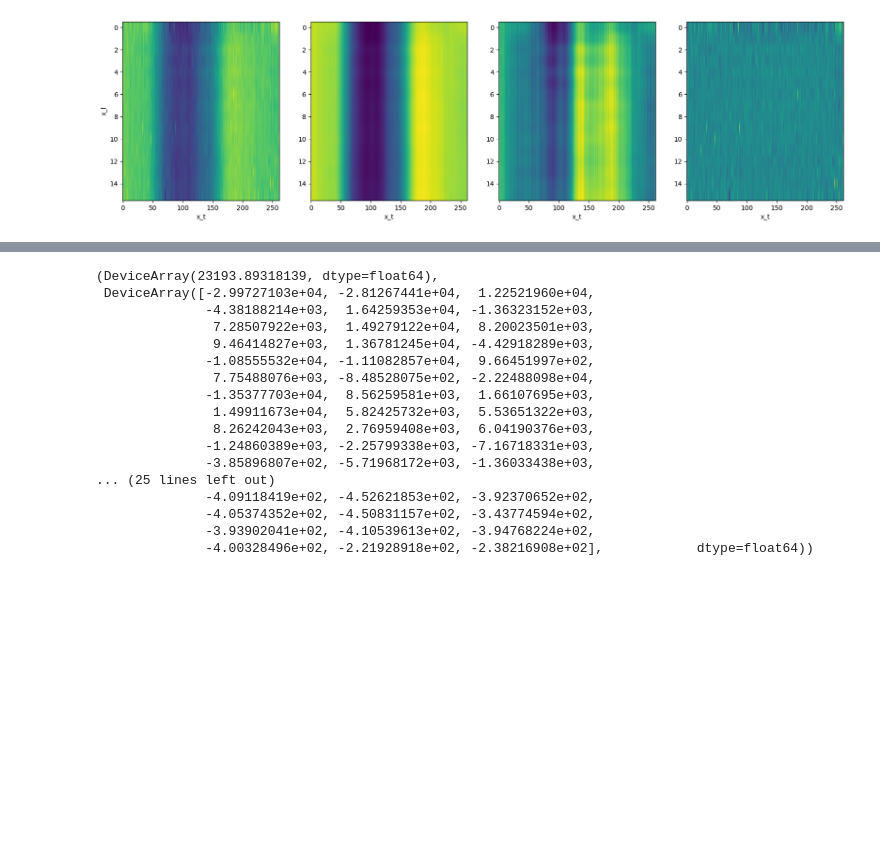
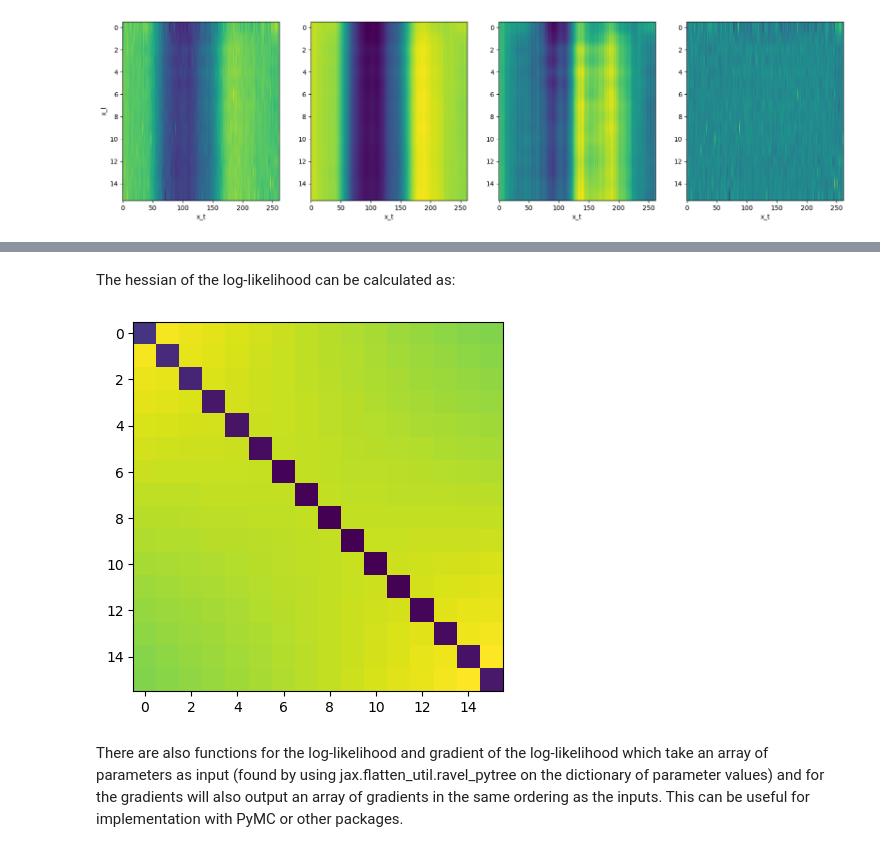
Before and after one commit to markfortune/luas, a Jupyter notebook: luas_tutorial.ipynb, the cells around one changed output, grey strips where cells are left out. Saved outputs shown, nothing was run; the diff lists cells and outputs as text; code cells hidden in the pictures; blank space fills up the shorter version.

```diff
--- a/luas_tutorial.ipynb
+++ b/luas_tutorial.ipynb
@@ -223,20 +245,10 @@ gp.hessian_logL(gp.p);
-# %%
-gp.logL_arr(gp.p_arr), gp.grad_logL_arr(gp.p_arr)
-# %% [output]
-(DeviceArray(23193.89318139, dtype=float64),
- DeviceArray([-2.99727103e+04, -2.81267441e+04,  1.22521960e+04,
-              -4.38188214e+03,  1.64259353e+04, -1.36323152e+03,
-               7.28507922e+03,  1.49279122e+04,  8.20023501e+03,
-               9.46414827e+03,  1.36781245e+04, -4.42918289e+03,
-              -1.08555532e+04, -1.11082857e+04,  9.66451997e+02,
-               7.75488076e+03, -8.48528075e+02, -2.22488098e+04,
-              -1.35377703e+04,  8.56259581e+03,  1.66107695e+03,
-               1.49911673e+04,  5.82425732e+03,  5.53651322e+03,
-               8.26242043e+03,  2.76959408e+03,  6.04190376e+03,
-              -1.24860389e+03, -2.25799338e+03, -7.16718331e+03,
-              -3.85896807e+02, -5.71968172e+03, -1.36033438e+03,
-... (25 lines left out)
-              -4.09118419e+02, -4.52621853e+02, -3.92370652e+02,
-              -4.05374352e+02, -4.50831157e+02, -3.43774594e+02,
-              -3.93902041e+02, -4.10539613e+02, -3.94768224e+02,
-              -4.00328496e+02, -2.21928918e+02, -2.38216908e+02],            dtype=float64))
+# %% [markdown]
+The hessian of the log-likelihood can be calculated as:
+# %%
+hess = gp.hessian_logL(gp.p)
+plt.imshow(hess["rho_sq"]["rho_sq"])
+plt.show()
+# %% [output]
+[figure, added]
+# %% [markdown]
+There are also functions for the log-likelihood and gradient of the log-likelihood which take an array of parameters as input (found by using jax.flatten_util.ravel_pytree on the dictionary of parameter values) and for the gradients will also output an array of gradients in the same ordering as the inputs. This can be useful for implementation with PyMC or other packages.
```
Also changed, not shown: parts of 8 cells of this notebook, 3 other files.
